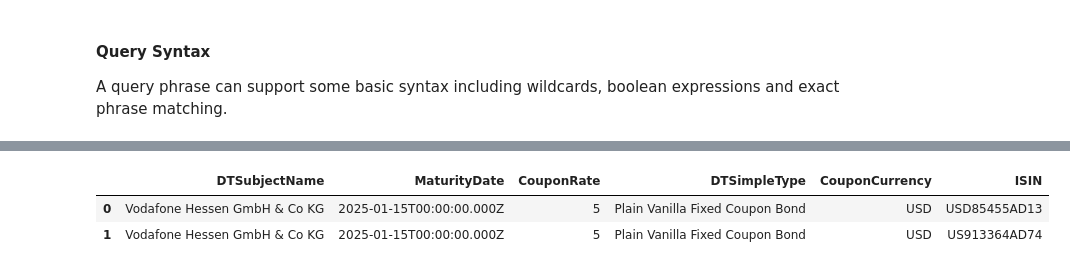
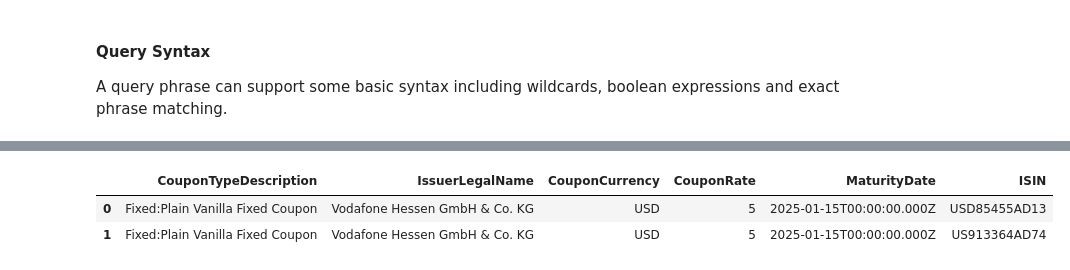
Before and after one commit to LSEG-API-Samples/Article.RDPLibrary.Python.Search, a Jupyter notebook: Search - Query.ipynb, the cells around one changed output, grey strips where cells are left out. Drawn from its saved outputs; the diff is of its cells as text; code cells hidden in the pictures.

```diff
--- a/Search - Query.ipynb
+++ b/Search - Query.ipynb
@@ -167,12 +170,12 @@ Matched a total of 7089 documents
 # %%
 # List the Vodafone bonds maturing in 2025 with a coupon rate of 5%
-# We can achieve this specific query using a special feature called 'tcm' (ticker coupon maturiy).
+# We can achieve this specific query using a special feature called 'tcm' (ticker coupon maturity).
 rdp.search(
     query = "vod 5% 2025",
     features = "tcm",
-    select = "CouponCurrency, DTSimpleType, DTSubjectName, CouponRate, MaturityDate, ISIN"
+    select = "CouponCurrency, CouponTypeDescription, IssuerLegalName, CouponRate, MaturityDate, ISIN"
 )
 # %% [output]
-|  | DTSubjectName | MaturityDate | CouponRate | DTSimpleType | CouponCurrency | ISIN |
-| 0 | Vodafone Hessen GmbH & Co KG | 2025-01-15T00:00:00.000Z | 5 | Plain Vanilla Fixed Coupon Bond | USD | USD85455AD13 |
-| 1 | Vodafone Hessen GmbH & Co KG | 2025-01-15T00:00:00.000Z | 5 | Plain Vanilla Fixed Coupon Bond | USD | US913364AD74 |
+|  | CouponTypeDescription | IssuerLegalName | CouponCurrency | CouponRate | MaturityDate | ISIN |
+| 0 | Fixed:Plain Vanilla Fixed Coupon | Vodafone Hessen GmbH & Co. KG | USD | 5 | 2025-01-15T00:00:00.000Z | USD85455AD13 |
+| 1 | Fixed:Plain Vanilla Fixed Coupon | Vodafone Hessen GmbH & Co. KG | USD | 5 | 2025-01-15T00:00:00.000Z | US913364AD74 |
```
Also changed, not shown: parts of 12 cells of this notebook, 3 other files.
